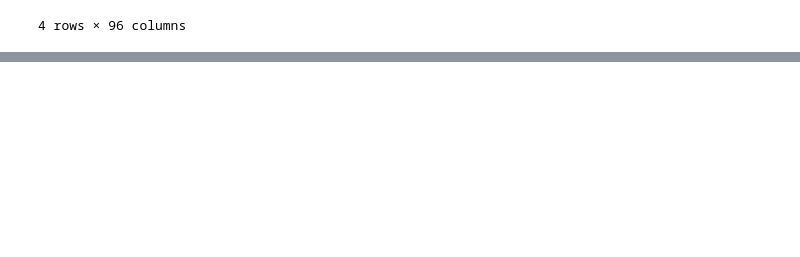
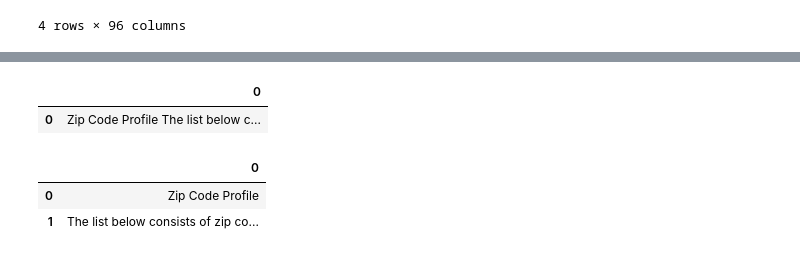
Before and after one commit to i-am-phoenix/Demo, a Jupyter notebook: redfin_data_cleaning.ipynb, the cells around one changed output, grey strips where cells are left out. Drawn from its saved outputs; the diff is of its cells as text; code cells hidden in the pictures; blank space fills up the shorter version.

```diff
--- a/redfin_data_cleaning.ipynb
+++ b/redfin_data_cleaning.ipynb
@@ -41,0 +45,13 @@ redfin_sold_group_by_type.describe()
+# %%
+test=pd.read_html("https://web.har.com/zipcode")
+# %%
+test[0]
+# %% [output]
+|  | 0 |
+| 0 | Zip Code Profile The list below c... |
+# %%
+test[1]
+# %% [output]
+|  | 0 |
+| 0 | Zip Code Profile |
+| 1 | The list below consists of zip co... |
```
Also changed, not shown: parts of 7 cells of this notebook, 1 other file.
